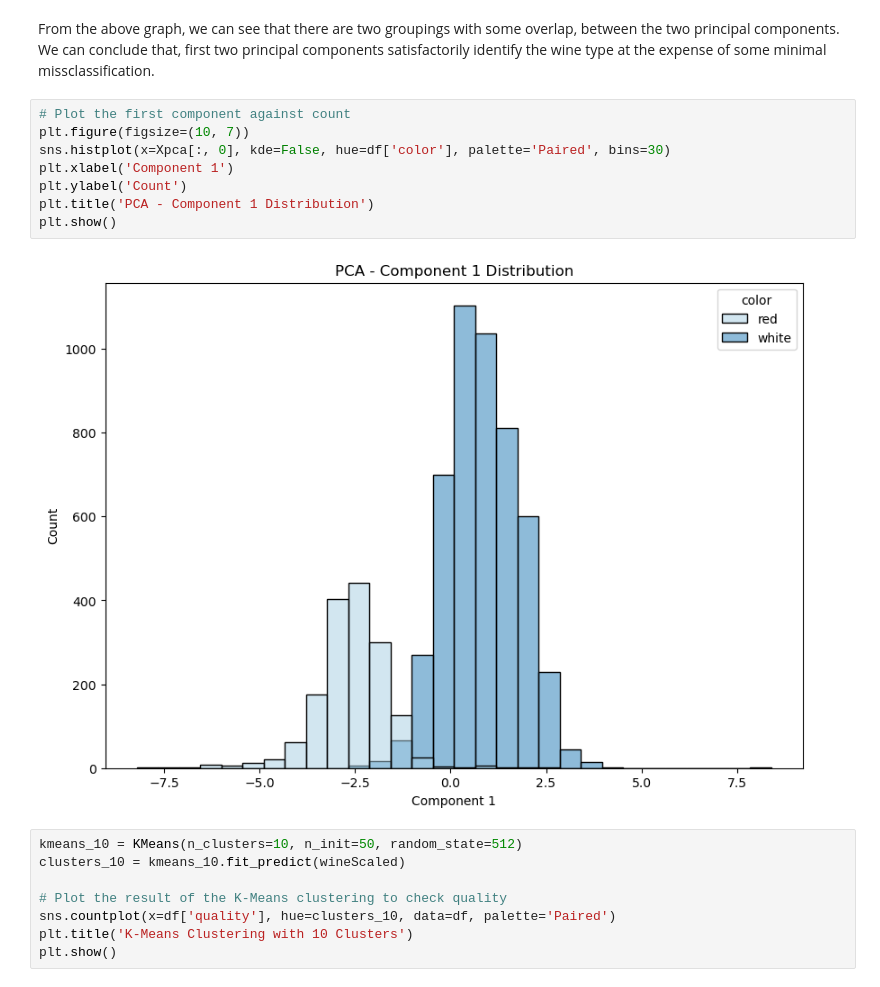
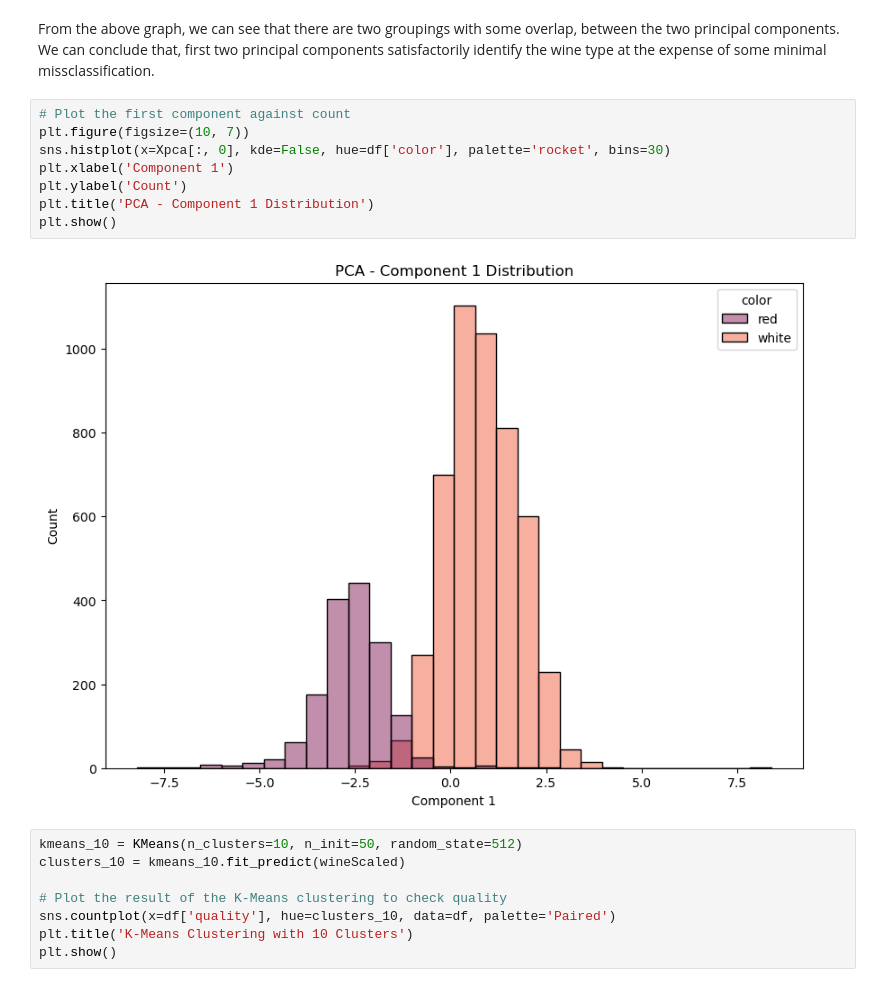
Before and after one commit to pranvgarg/ML-4Guys, a Jupyter notebook: 4. Clustering and dimensionality reduction/Clustering and Dimensionality.ipynb, the cells around one changed output. Cells and saved outputs as stored; diff of their text form.

```diff
--- a/4. Clustering and dimensionality reduction/Clustering and Dimensionality.ipynb
+++ b/4. Clustering and dimensionality reduction/Clustering and Dimensionality.ipynb
@@ -81,13 +105,13 @@ From the above graph, we can see that there are two groupings with some overlap,
 # %%
 # Plot the first component against count
 plt.figure(figsize=(10, 7))
-sns.histplot(x=Xpca[:, 0], kde=False, hue=df['color'], palette='Paired', bins=30)
+sns.histplot(x=Xpca[:, 0], kde=False, hue=df['color'], palette='rocket', bins=30)
 plt.xlabel('Component 1')
 plt.ylabel('Count')
 plt.title('PCA - Component 1 Distribution')
 plt.show()
 # %% [output]
-[figure, old version]
+[figure, new version]
 # %%
 kmeans_10 = KMeans(n_clusters=10, n_init=50, random_state=512)
 clusters_10 = kmeans_10.fit_predict(wineScaled)
```
Also changed, not shown: parts of 6 cells of this notebook, 1 other file.
